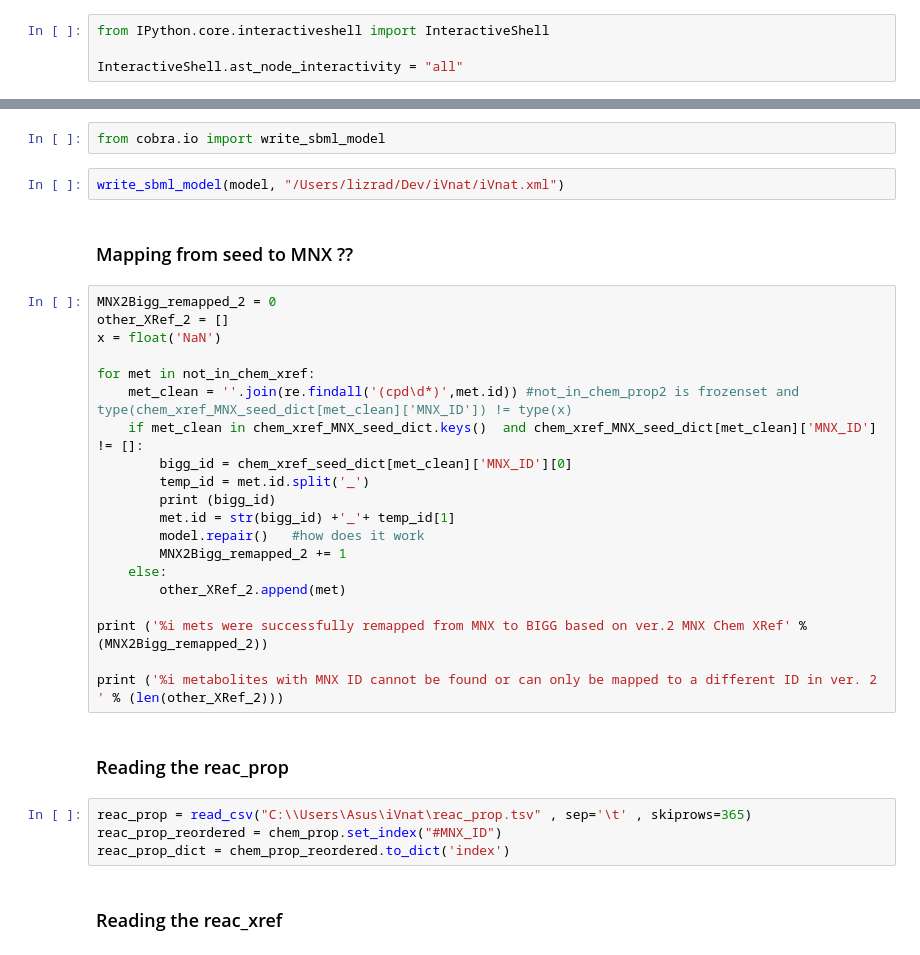
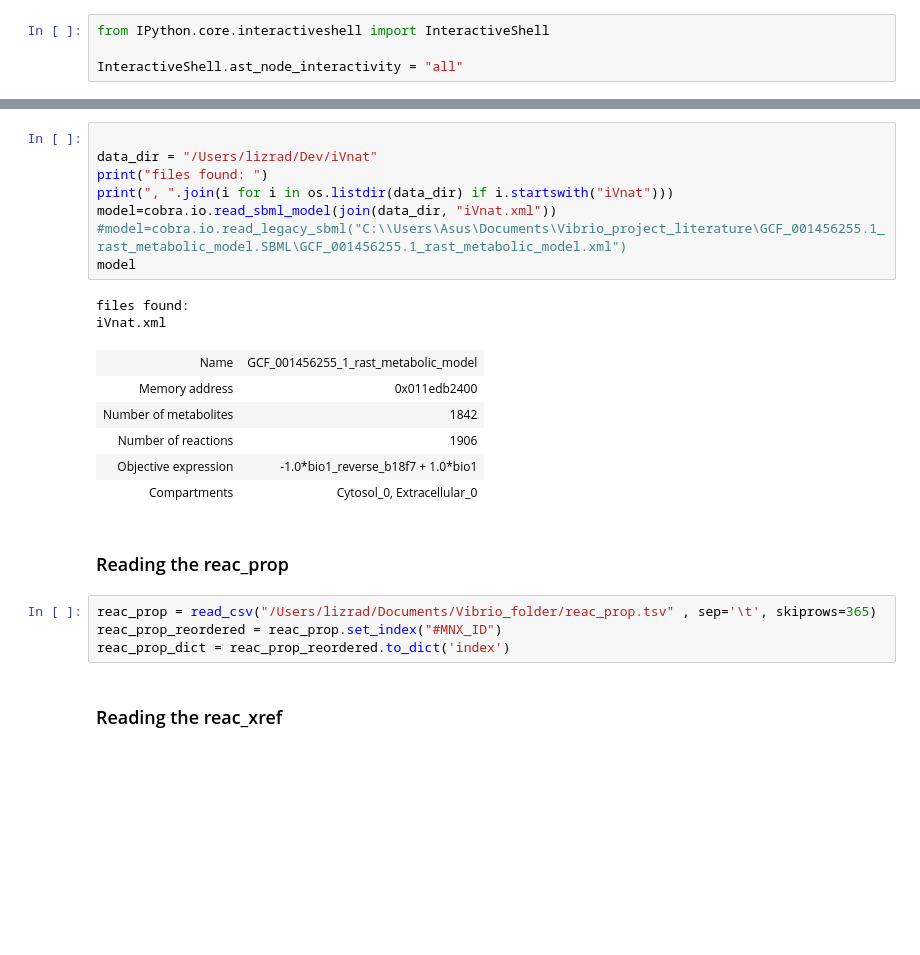
Before and after one commit to biosustain/iVnat, a Jupyter notebook: Mapping_Reaction_IDs.ipynb, the cells around one changed output, grey strips where cells are left out. Saved outputs shown, nothing was run; the diff lists cells and outputs as text; blank space fills up the shorter version.

```diff
--- a/Mapping_Reaction_IDs.ipynb
+++ b/Mapping_Reaction_IDs.ipynb
@@ -249,35 +36,26 @@ print(len(no_match_via_kegg))
-# %%
-from cobra.io import write_sbml_model
-# %%
-write_sbml_model(model, "/Users/lizrad/Dev/iVnat/iVnat.xml")
-# %% [markdown]
-###  Mapping from seed to MNX ??
-# %%
-MNX2Bigg_remapped_2 = 0
-other_XRef_2 = []
-x = float('NaN')
-
-for met in not_in_chem_xref:
-    met_clean = ''.join(re.findall('(cpd\d*)',met.id)) #not_in_chem_prop2 is frozenset and type(chem_xref_MNX_seed_dict[met_clean]['MNX_ID']) != type(x)
-    if met_clean in chem_xref_MNX_seed_dict.keys()  and chem_xref_MNX_seed_dict[met_clean]['MNX_ID'] != []:
-        bigg_id = chem_xref_seed_dict[met_clean]['MNX_ID'][0]
-        temp_id = met.id.split('_')
-        print (bigg_id)
-        met.id = str(bigg_id) +'_'+ temp_id[1]
-        model.repair()   #how does it work
-        MNX2Bigg_remapped_2 += 1
-    else:
-        other_XRef_2.append(met)
-
-print ('%i mets were successfully remapped from MNX to BIGG based on ver.2 MNX Chem XRef' % (MNX2Bigg_remapped_2))
-
-print ('%i metabolites with MNX ID cannot be found or can only be mapped to a different ID in ver. 2 ' % (len(other_XRef_2)))
+# %%
+
+data_dir = "/Users/lizrad/Dev/iVnat"
+print("files found: ")
+print(", ".join(i for i in os.listdir(data_dir) if i.startswith("iVnat")))
+model=cobra.io.read_sbml_model(join(data_dir, "iVnat.xml"))
+#model=cobra.io.read_legacy_sbml("C:\\Users\Asus\Documents\Vibrio_project_literature\GCF_001456255.1_rast_metabolic_model.SBML\GCF_001456255.1_rast_metabolic_model.xml")
+model
+# %% [output]
+files found:
+iVnat.xml
+| Name | GCF_001456255_1_rast_metabolic_model |
+| Memory address | 0x011edb2400 |
+| Number of metabolites | 1842 |
+| Number of reactions | 1906 |
+| Objective expression | -1.0*bio1_reverse_b18f7 + 1.0*bio1 |
+| Compartments | Cytosol_0, Extracellular_0 |
 # %% [markdown]
 ### Reading the reac_prop
 # %%
-reac_prop = read_csv("C:\\Users\Asus\iVnat\reac_prop.tsv" , sep='\t' , skiprows=365)
-reac_prop_reordered = chem_prop.set_index("#MNX_ID")
-reac_prop_dict = chem_prop_reordered.to_dict('index')
+reac_prop = read_csv("/Users/lizrad/Documents/Vibrio_folder/reac_prop.tsv" , sep='\t', skiprows=365)
+reac_prop_reordered = reac_prop.set_index("#MNX_ID")
+reac_prop_dict = reac_prop_reordered.to_dict('index')
 # %% [markdown]
 ### Reading the reac_xref
 # %%
```
Also changed, not shown: parts of 54 cells of this notebook, 1 other file.
